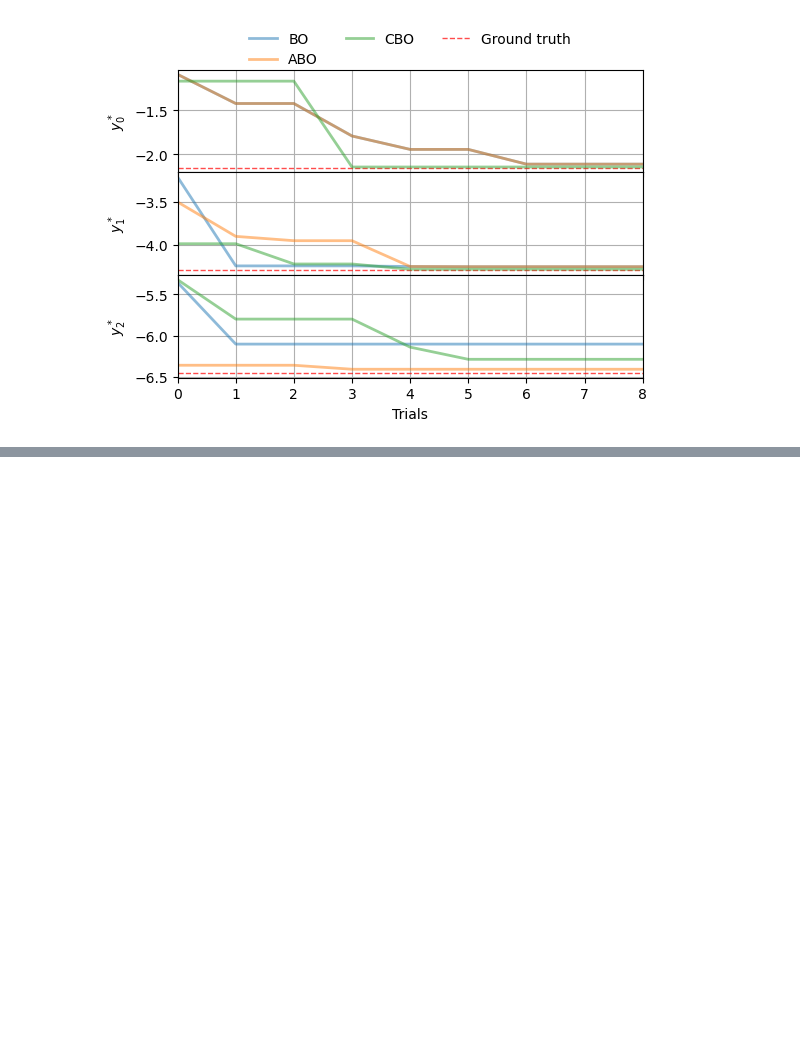
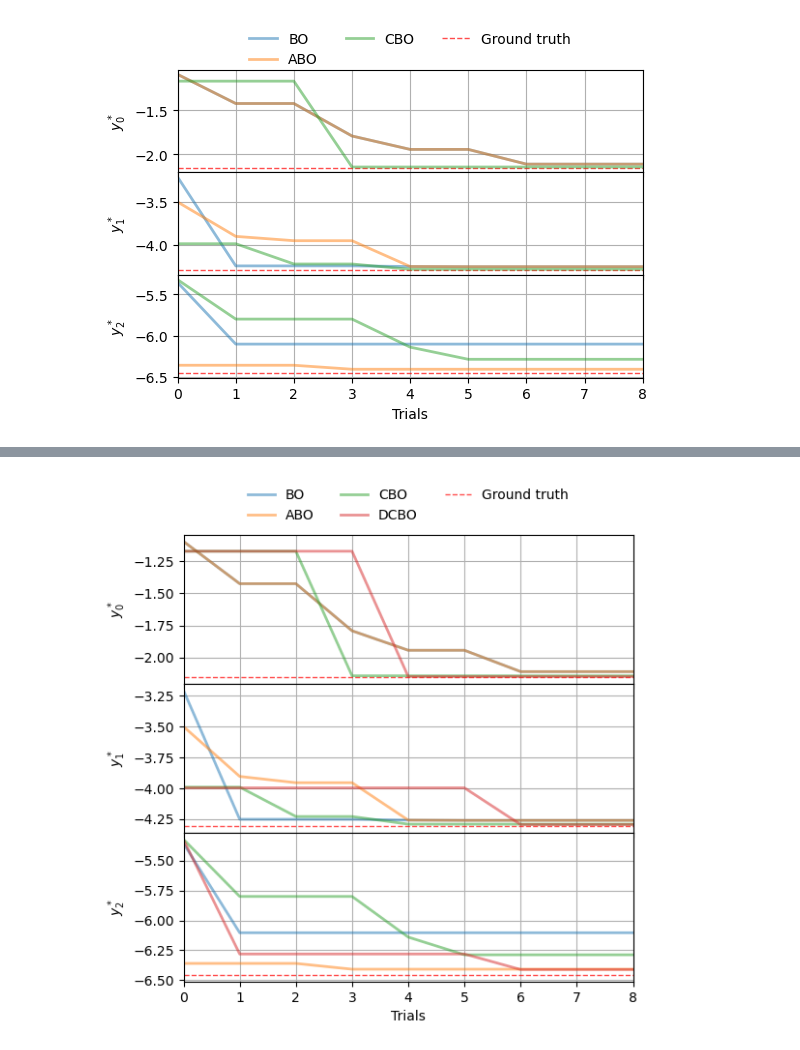
Before and after one commit to neildhir/DCBO, a Jupyter notebook: notebooks/stat_scm.ipynb, the cells around one changed output, grey strips where cells are left out. Cells and saved outputs as stored; diff of their text form; code cells hidden in the pictures; blank space fills up the shorter version.

```diff
--- a/notebooks/stat_scm.ipynb
+++ b/notebooks/stat_scm.ipynb
@@ -103,6 +103,7 @@ In all these examples we do not employ any interventional data, just observation
 BO_input_params = {
     "graph": dag,
     "sem": StationaryDependentSEM,
+    "base_target_variable": "Y",
     "observational_samples": D_Obs,
     "intervention_domain": intervention_domain,
     "interventional_samples":None,
@@ -196,6 +197,7 @@ CBO has three extra parameters (though there are many others which we are not de
 CBO_input_params = {
     "graph": dag,
     "sem": StationaryDependentSEM,
+    "base_target_variable": "Y",
     "make_sem_hat": auto_sem_dependent_stationary_hat,
     "exploration_sets":exploration_sets,
     "observational_samples": D_Obs,
@@ -235,0 +242,18 @@ plot_outcome(T,N,outcomes=[bo.optimal_outcome_values_during_trials, abo.optimal_
+# %%
+DCBO_input_params = {
+    "graph": dag,
+    "sem": StationaryDependentSEM,
+    "base_target_variable": "Y",
+    "make_sem_hat": auto_sem_dependent_stationary_hat,
+    "exploration_sets":exploration_sets,
+    "observational_samples": D_Obs,
+    "intervention_domain": intervention_domain,
+    "interventional_samples":None,
+    "number_of_trials": N,
+    "optimal_assigned_blankets": None,
+    "sample_anchor_points": True,
+    "seed_anchor_points": 1,
+}
+dcbo = DCBO(**DCBO_input_params)
+# %%
+dcbo.run_optimization()
@@ -235,0 +278,4 @@ plot_outcome(T,N,outcomes=[bo.optimal_outcome_values_during_trials, abo.optimal_
+# %%
+plot_outcome(T,N,outcomes=[bo.optimal_outcome_values_during_trials, abo.optimal_outcome_values_during_trials, cbo.optimal_outcome_values_during_trials, dcbo.optimal_outcome_values_during_trials],labels=['BO', 'ABO', 'CBO', 'DCBO'],true_objective_values=true_objective_values)
+# %% [output]
+[figure, added]
```
Also changed, not shown: parts of 3 cells of this notebook, 9 other files.
